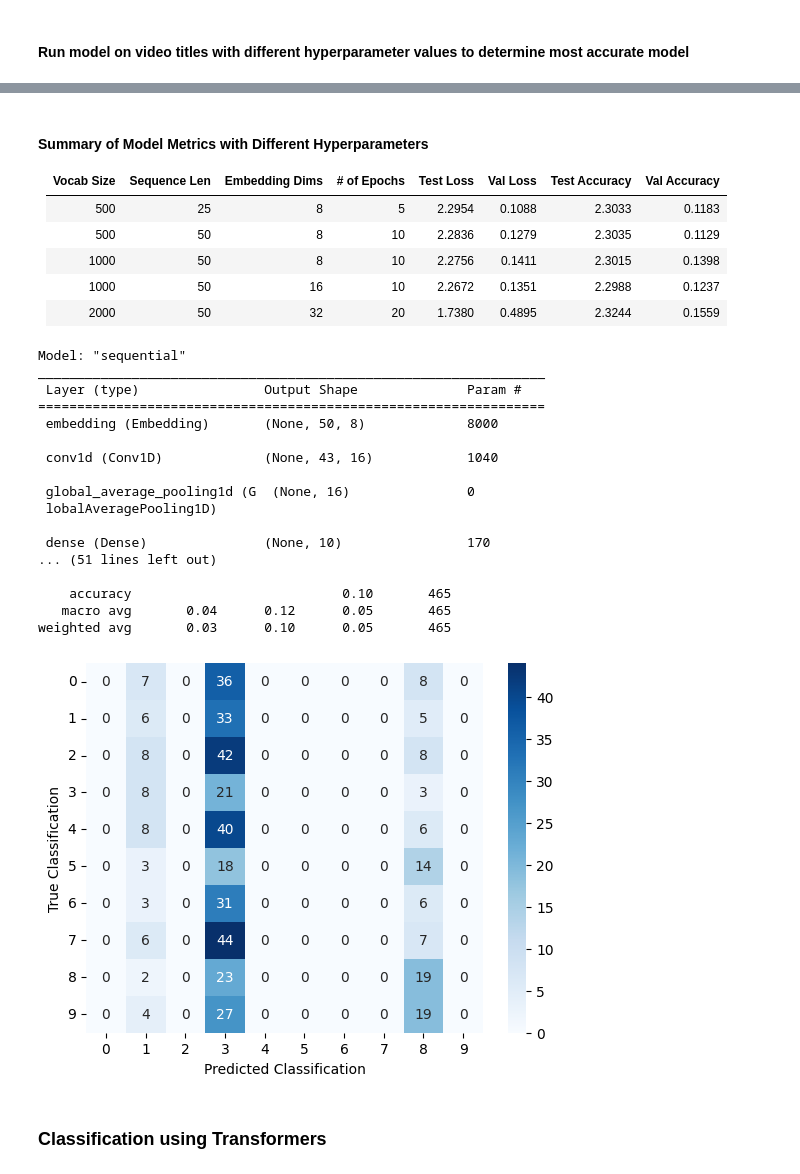
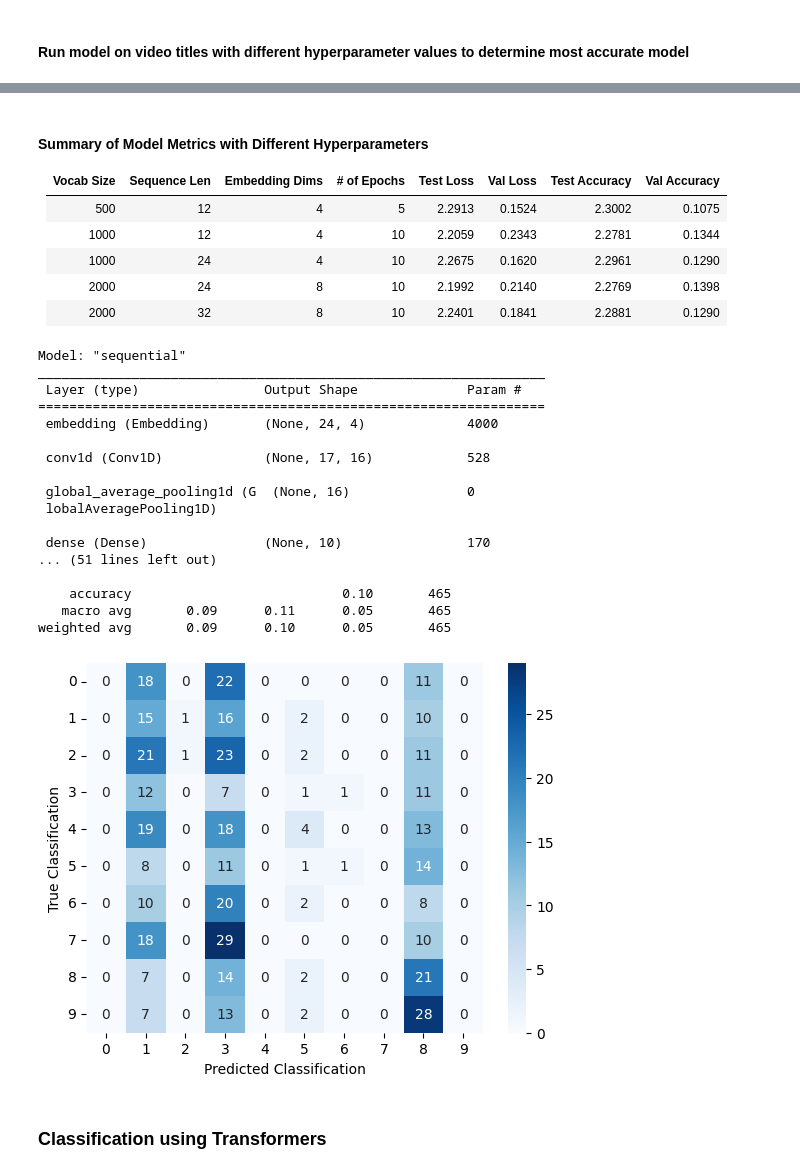
Before and after one commit to maxencefrenette/youtube-views-predictor, a Jupyter notebook: src/models/models-NLP.ipynb, the cells around one changed output, grey strips where cells are left out. Cells and saved outputs as stored; diff of their text form; code cells hidden in the pictures.

```diff
--- a/src/models/models-NLP.ipynb
+++ b/src/models/models-NLP.ipynb
@@ -465,45 +465,45 @@ Number of Epochs: 20
 
 |Vocab Size|Sequence Len|Embedding Dims|# of Epochs|Test Loss|Val Loss|Test Accuracy|Val Accuracy|
 |:--------:|:----------:|:------------:|:---------:|--------:|-------:|------------:|-----------:|
-|500|25|8|5|2.2954|0.1088|2.3033|0.1183|
-|500|50|8|10|2.2836|0.1279|2.3035|0.1129|
-|1000|50|8|10|2.2756|0.1411|2.3015|0.1398|
-|1000|50|16|10|2.2672|0.1351|2.2988|0.1237|
-|2000|50|32|20|1.7380|0.4895|2.3244|0.1559|
+|500|12|4|5|2.2913|0.1524|2.3002|0.1075|
+|1000|12|4|10|2.2059|0.2343|2.2781|0.1344|
+|1000|24|4|10|2.2675|0.1620|2.2961|0.1290|
+|2000|24|8|10|2.1992|0.2140|2.2769|0.1398|
+|2000|32|8|10|2.2401|0.1841|2.2881|0.1290|
 # %%
 Y_pred = classifyByTextEmbeddings(X_train=X_train['title'],
                                   Y_train=Y_train_cat,
                                   X_test=X_test['title'],
                                   Y_test=Y_test_cat,
-                                  vocab_size=1000, sequence_len=50,
-                                  embedding_dim=8, num_epochs=10,
+                                  vocab_size=1000, sequence_len=24,
+                                  embedding_dim=4, num_epochs=10,
                                   verbose=1, make_predictions=1)
 
 Y_pred_cat = [np.argmax(x) for x in Y_pred]
 print(classification_report(y_true=Y_test_cat, y_pred=Y_pred_cat))
 
 cm = confusion_matrix(y_true=Y_test_cat, y_pred=Y_pred_cat)
 df_cm = pd.DataFrame(cm, index=class_names, columns=class_names)
 show_confusion_matrix(df_cm)
 # %% [output]
 Model: "sequential"
 _________________________________________________________________
  Layer (type)                Output Shape              Param #
 =================================================================
- embedding (Embedding)       (None, 50, 8)             8000
+ embedding (Embedding)       (None, 24, 4)             4000
 
- conv1d (Conv1D)             (None, 43, 16)            1040
+ conv1d (Conv1D)             (None, 17, 16)            528
 
  global_average_pooling1d (G  (None, 16)               0
  lobalAveragePooling1D)
 
  dense (Dense)               (None, 10)                170
 ... (51 lines left out)
 
     accuracy                           0.10       465
-   macro avg       0.04      0.12      0.05       465
-weighted avg       0.03      0.10      0.05       465
+   macro avg       0.09      0.11      0.05       465
+weighted avg       0.09      0.10      0.05       465
-[figure, old version]
+[figure, new version]
 # %% [markdown]
 ### Classification using Transformers
 # %%
```
Also changed, not shown: parts of 4 cells of this notebook.
